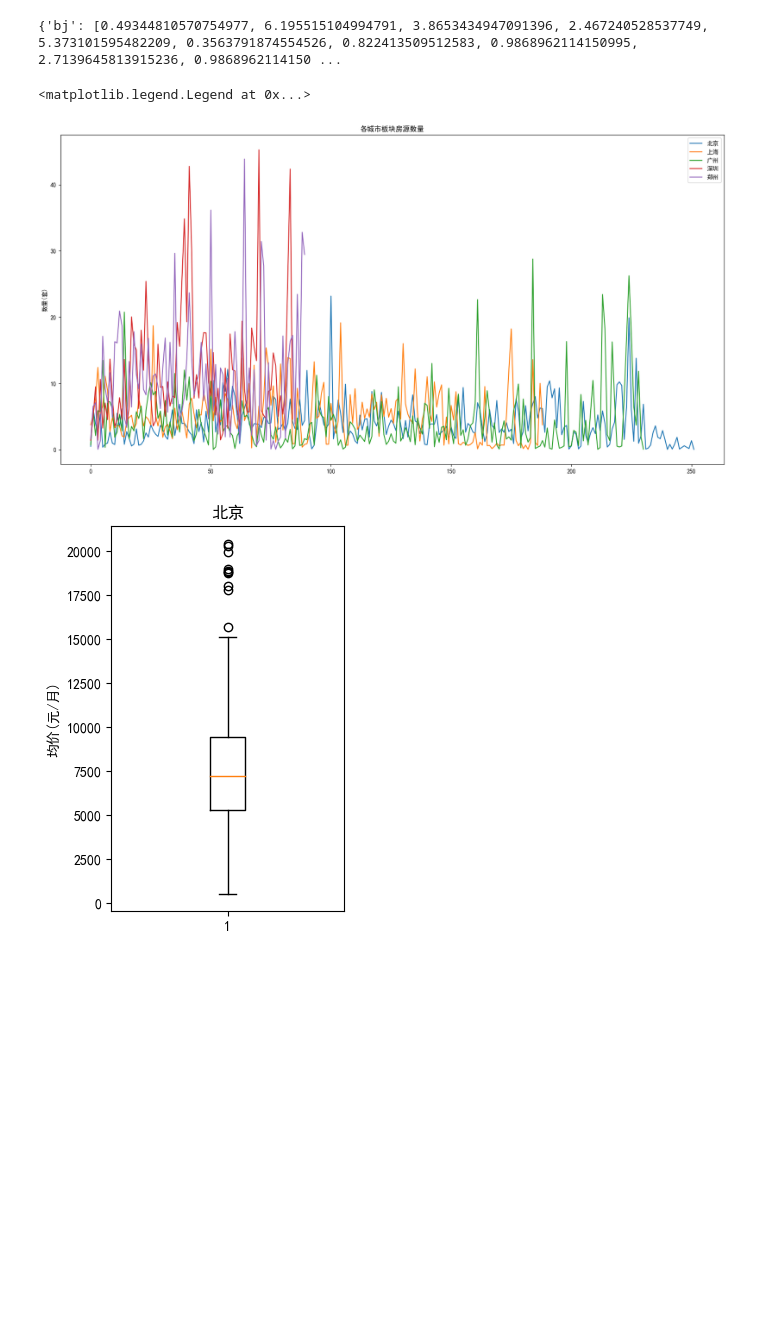
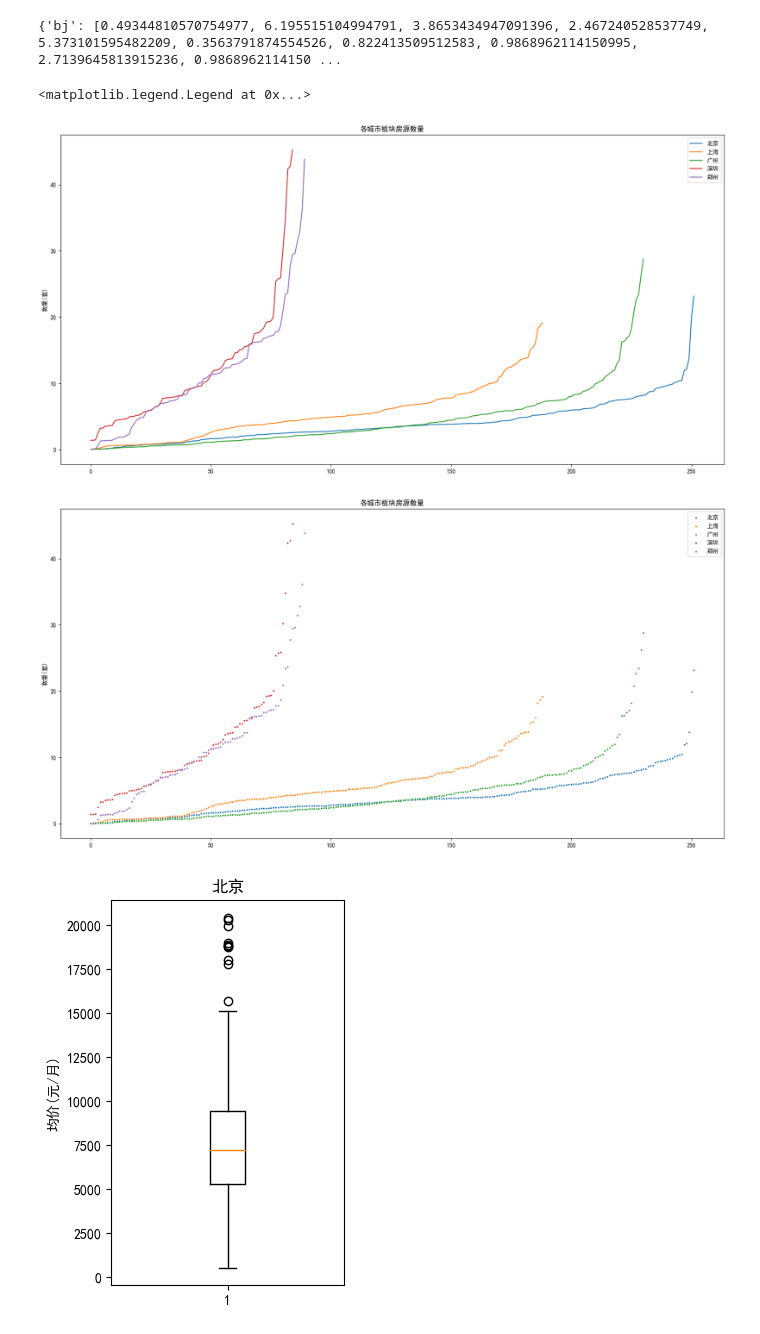
Before and after one commit to pleasenott/python, a Jupyter notebook: test1/he2.ipynb, the cells around one changed output. Cells and saved outputs as stored; diff of their text form; code cells hidden in the pictures; blank space fills up the shorter version.

```diff
--- a/test1/he2.ipynb
+++ b/test1/he2.ipynb
@@ -47,3 +47,13 @@ plt.legend()
 # %% [output]
 <matplotlib.legend.Legend at 0x...>
 [figure]
+# %%
+
+plt.rcParams['font.sans-serif'] = ['SimHei']
+plt.figure(figsize=(20,10))
+for i in range(len(citynamelist)):
+    cityname=citynamelist[i]
+    plt.scatter(range(len(result[cityname])),result[cityname],label=citynamelist_chinese[i],s=3)
+plt.title("各城市板块均价")
+plt.ylabel("均价(元/月)")
+plt.legend()
@@ -49,0 +63,14 @@ plt.legend()
+# %%
+for i in range(len(citynamelist)):
+    result[citynamelist[i]]=sorted(result[citynamelist[i]])
+# %%
+
+#画图
+plt.rcParams['font.sans-serif'] = ['SimHei']
+plt.figure(figsize=(20,10))
+for i in range(len(citynamelist)):
+    cityname=citynamelist[i]
+    plt.plot(result[cityname],label=citynamelist_chinese[i])
+plt.title("各城市板块均价")
+plt.ylabel("均价(元/月)")
+plt.legend()
@@ -49,0 +80,9 @@ plt.legend()
+# %%
+plt.rcParams['font.sans-serif'] = ['SimHei']
+plt.figure(figsize=(20,10))
+for i in range(len(citynamelist)):
+    cityname=citynamelist[i]
+    plt.scatter(range(len(result[cityname])),result[cityname],label=citynamelist_chinese[i],s=3)
+plt.title("各城市板块均价")
+plt.ylabel("均价(元/月)")
+plt.legend()
@@ -104,17 +146,30 @@ print(result)
 # %%
 #画图
 #把图片设置大点
 plt.figure(figsize=(20,10))
 plt.rcParams['font.sans-serif'] = ['SimHei']
 for i in range(len(citynamelist)):
+    result[citynamelist[i]]=sorted(result[citynamelist[i]])
     cityname=citynamelist[i]
     plt.plot(result[cityname],label=citynamelist_chinese[i])
 plt.title("各城市板块房源数量")
 plt.ylabel("数量(套)")
 plt.legend()
+
+
+plt.figure(figsize=(20,10))
+plt.rcParams['font.sans-serif'] = ['SimHei']
+for i in range(len(citynamelist)):
+    #result[citynamelist[i]]=sorted(result[citynamelist[i]])
+    cityname=citynamelist[i]
+    plt.scatter(range(len(result[cityname])),result[cityname],label=citynamelist_chinese[i],s=3)
+plt.title("各城市板块房源数量")
+plt.ylabel("数量(套)")
+plt.legend()
 # %% [output]
 <matplotlib.legend.Legend at 0x...>
-[figure, old version]
+[figure, new version]
+[figure, added]
 # %%
 #对每一个城市的板块平均价格绘制箱线图
 plt.rcParams['font.sans-serif'] = ['SimHei']
```
Also changed, not shown: parts of 3 cells of this notebook, 11 other files.
